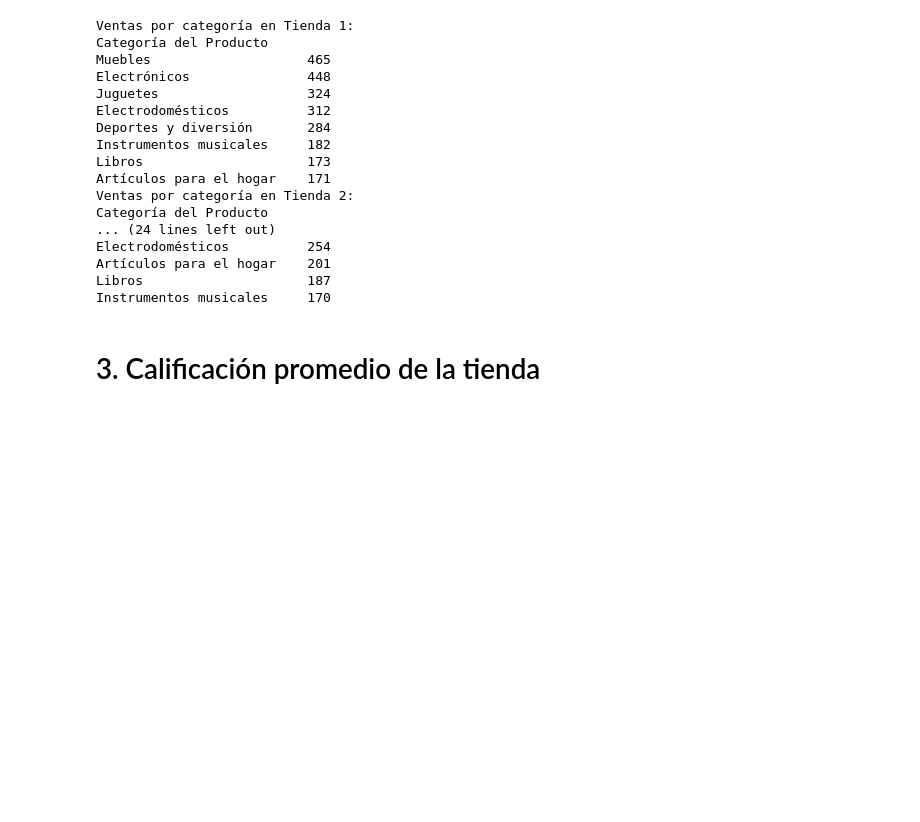
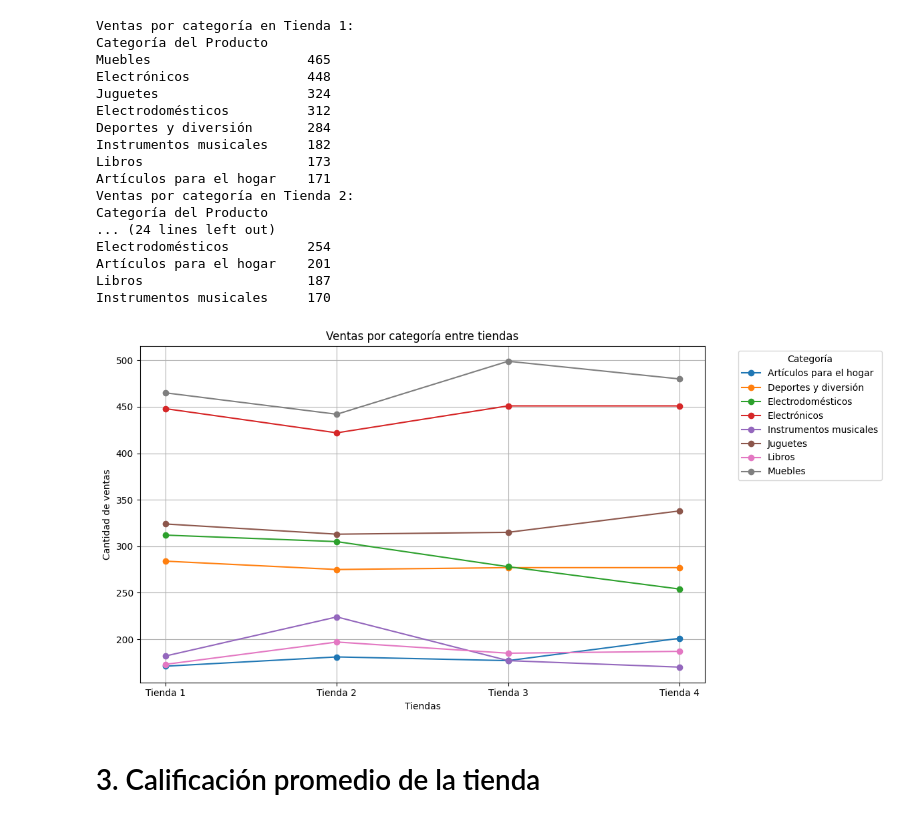
Before and after one commit to Garth080/challenge2_python, a Jupyter notebook: AluraStoreLatam.ipynb, the cells around one changed output. Cells and saved outputs as stored; diff of their text form; code cells hidden in the pictures; blank space fills up the shorter version.

```diff
--- a/AluraStoreLatam.ipynb
+++ b/AluraStoreLatam.ipynb
@@ -80,6 +155,34 @@ Electrodomésticos          254
 Artículos para el hogar    201
 Libros                     187
 Instrumentos musicales     170
+# %%
+import pandas as pd
+import matplotlib.pyplot as plt
+
+# Unir los datos en un solo DataFrame
+df = pd.DataFrame({
+    'Tienda 1': Venta_por_categoria,
+    'Tienda 2': Venta_por_categoria2,
+    'Tienda 3': Venta_por_categoria3,
+    'Tienda 4': Venta_por_categoria4
+})
+
+df = df.fillna(0).astype(int)  # Asegura que todos los valores estén presentes y sean enteros
+
+# Graficar
+plt.figure(figsize=(12, 6))
+for categoria in df.index:
+    plt.plot(df.columns, df.loc[categoria], marker='o', label=categoria)
+
+plt.title("Ventas por categoría entre tiendas")
+plt.xlabel("Tiendas")
+plt.ylabel("Cantidad de ventas")
+plt.legend(title="Categoría", bbox_to_anchor=(1.05, 1), loc='upper left')
+plt.grid(True)
+plt.tight_layout()
+plt.show()
+# %% [output]
+[figure, added]
 # %% [markdown]
 # 3. Calificación promedio de la tienda
 # %%
```
Also changed, not shown: parts of 11 cells of this notebook.
